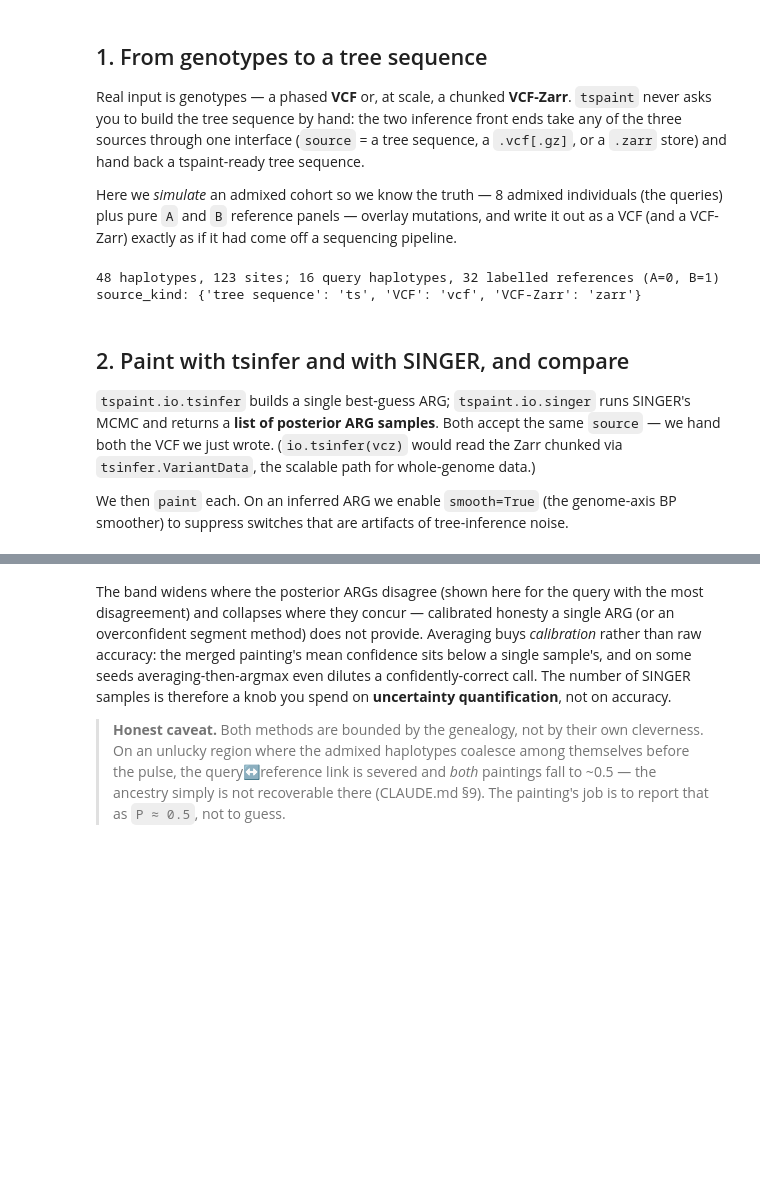
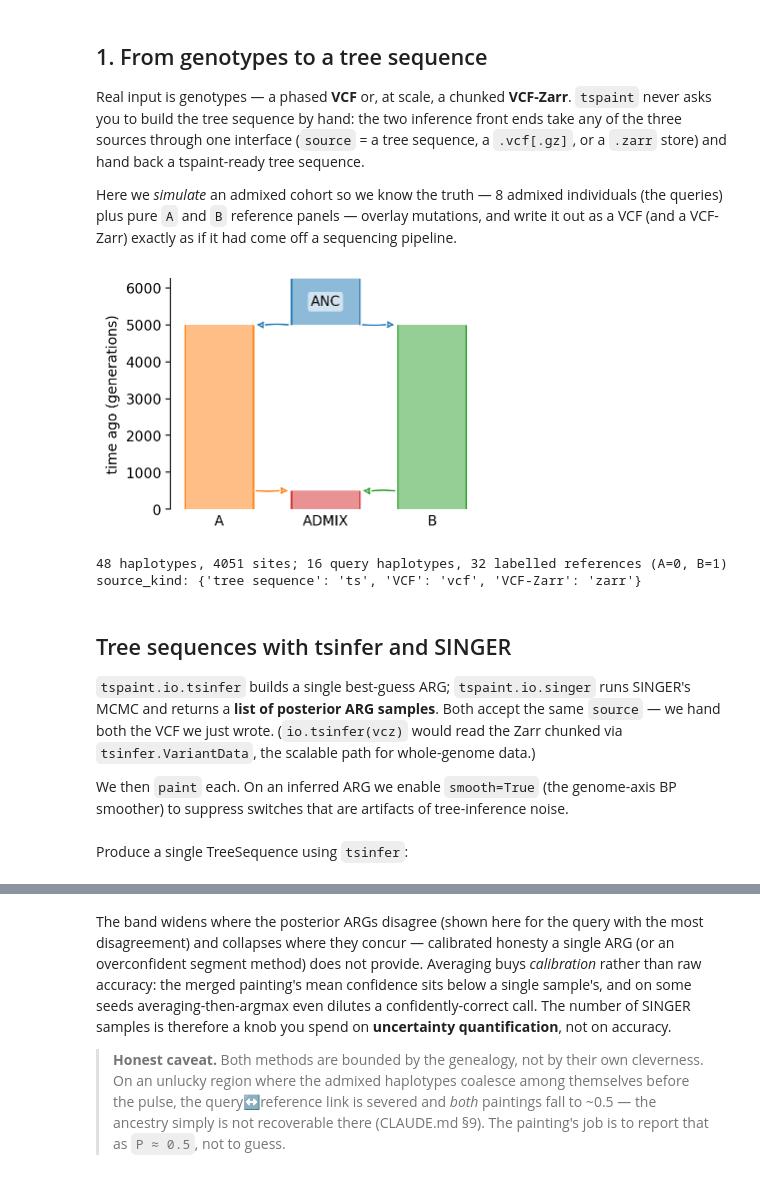
Before and after one commit to munch-group/tspaint, a Jupyter notebook: docs/notebooks/showcase.ipynb, the cells around one changed output, grey strips where cells are left out. Drawn from its saved outputs; the diff is of its cells as text; code cells hidden in the pictures; blank space fills up the shorter version.

```diff
--- a/docs/notebooks/showcase.ipynb
+++ b/docs/notebooks/showcase.ipynb
@@ -84,13 +84,61 @@ def plot_painting(ax, tracks, truth_segs, L, title, state=1):
 Real input is genotypes — a phased **VCF** or, at scale, a chunked **VCF-Zarr**. `tspaint` never asks you to build the tree sequence by hand: the two inference front ends take any of the three sources through one interface (`source` = a tree sequence, a `.vcf[.gz]`, or a `.zarr` store) and hand back a tspaint-ready tree sequence.
 
 Here we *simulate* an admixed cohort so we know the truth — 8 admixed individuals (the queries) plus pure `A` and `B` reference panels — overlay mutations, and write it out as a VCF (and a VCF-Zarr) exactly as if it had come off a sequencing pipeline.
+# %%
+from tspaint.sim import SOURCE_A, SOURCE_B, ADMIXED, ANCESTRAL
+import demesdraw
+import msprime
+
+Ne=1000
+T_admix=500
+T_split=5000
+f_A=0.5
+sequence_length = 2e6
+recombination_rate = 1e-8
+mutation_rate = 1e-8
+ploidy = 2
+random_seed = 1
+infer = True
+
+n_admix = 8
+n_ref = 8
+
+demography = msprime.Demography()
+demography.add_population(name=SOURCE_A, initial_size=Ne)
+demography.add_population(name=SOURCE_B, initial_size=Ne)
+demography.add_population(name=ADMIXED, initial_size=Ne)
+demography.add_population(name=ANCESTRAL, initial_size=Ne)
+# Admixed pop forms (backward in time) as a mixture of the two sources.
+demography.add_admixture(time=T_admix, derived=ADMIXED,
+                ancestral=[SOURCE_A, SOURCE_B], proportions=[f_A, 1.0 - f_A])
+# Census after the pulse: every lineage is now in A or B; census nodes label
+# each lineage's source per genomic segment (the local-ancestry truth).
+demography.add_census(time=T_admix + 1)
+# Sources coalesce into a common ancestor deeper in time.
+demography.add_population_split(time=T_split, derived=[SOURCE_A, SOURCE_B],
+                        ancestral=ANCESTRAL)
+graph = msprime.Demography.to_demes(demography)
+with vscode_theme(style='ticks'):
+    fig, ax = plt.subplots(figsize=(4, 3))
+    demesdraw.tubes(graph, ax=ax, seed=1)
+# %% [output]
+[figure, added]
 # %%
 # Simulate a deliberately data-sparse cohort: a moderate-age pulse on a short region, so the
 # point-estimate ARG is imperfect and there is something for a better ARG to improve on.
-SEQLEN = 7e4
-ts_true = tspaint.simulate_admixture(n_admix=8, n_ref=8, sequence_length=SEQLEN,
-                                     recombination_rate=1e-8, random_seed=1,
-                                     Ne=1000, T_admix=500, T_split=5000, f_A=0.5)
+
+# sequence_length = 7e4
+# ts_true = tspaint.simulate_admixture(n_admix=8, n_ref=8, sequence_length=sequence_length,
+#                                      recombination_rate=1e-8, random_seed=1,
+#                                      Ne=1000, T_admix=500, T_split=5000, f_A=0.5)
+ts_true = msprime.sim_ancestry(
+        samples={ADMIXED: n_admix, SOURCE_A: n_ref, SOURCE_B: n_ref},
+        demography=demography,
+        sequence_length=sequence_length,
+        recombination_rate=recombination_rate,
+        ploidy=ploidy,
+        random_seed=random_seed,
+    )
 ts_true = io.add_mutations(ts_true, rate=5e-8, random_seed=1)
 
 name, pid, samples_of = pops(ts_true)
@@ -114,12 +162,14 @@ truth, _ = tspaint.local_ancestry_truth(ts_true)
 state_of_pop = {pid["A"]: 0, pid["B"]: 1}
 truth_states = map_truth({q: truth[q] for q in queries}, state_of_pop)
 # %% [output]
-48 haplotypes, 123 sites; 16 query haplotypes, 32 labelled references (A=0, B=1)
+48 haplotypes, 4051 sites; 16 query haplotypes, 32 labelled references (A=0, B=1)
 source_kind: {'tree sequence': 'ts', 'VCF': 'vcf', 'VCF-Zarr': 'zarr'}
 # %% [markdown]
-## 2. Paint with tsinfer and with SINGER, and compare
+## Tree sequences with tsinfer and SINGER
 
 `tspaint.io.tsinfer` builds a single best-guess ARG; `tspaint.io.singer` runs SINGER's MCMC and returns a **list of posterior ARG samples**. Both accept the same `source` — we hand both the VCF we just wrote. (`io.tsinfer(vcz)` would read the Zarr chunked via `tsinfer.VariantData`, the scalable path for whole-genome data.)
 
 We then `paint` each. On an inferred ARG we enable `smooth=True` (the genome-axis BP smoother) to suppress switches that are artifacts of tree-inference noise.
+# %% [markdown]
+Produce a single TreeSequence using `tsinfer`:
 # %%
```
Also changed, not shown: parts of 31 cells of this notebook.
